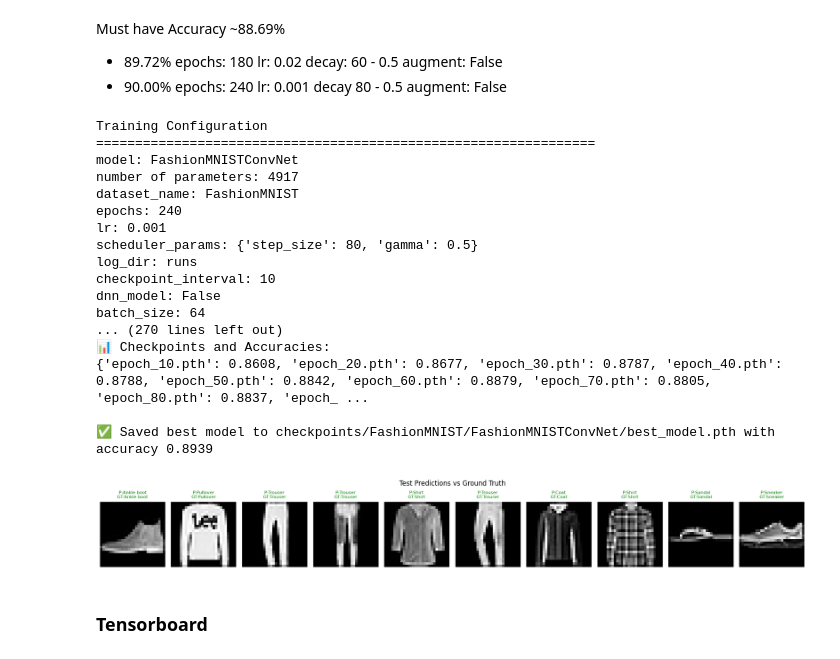
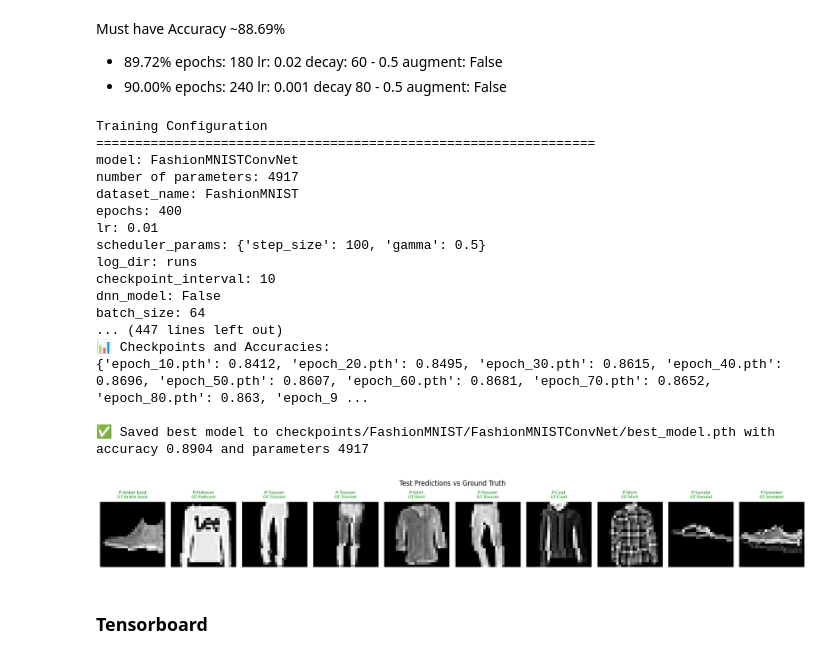
Before and after one commit to anhkhoa706/python-for-dl-homework, a Jupyter notebook: week08/cnn_mnist_fashion_kmnist.ipynb, the cells around one changed output. Cells and saved outputs as stored; diff of their text form; code cells hidden in the pictures.

```diff
--- a/week08/cnn_mnist_fashion_kmnist.ipynb
+++ b/week08/cnn_mnist_fashion_kmnist.ipynb
@@ -97,7 +97,8 @@ class BaseConvNet(nn.Module):
         def dw_conv(in_channels, out_channels, use_se=False):
             layers = [
                 # Depthwise convolution: one filter per channel.
-                nn.Conv2d(in_channels, in_channels, kernel_size=3, padding=1, groups=in_channels, bias=False),
+                nn.Conv2d(in_channels, in_channels, kernel_size=3, padding=1,
+                          groups=in_channels, bias=False),
                 nn.BatchNorm2d(in_channels),
                 nn.ReLU(inplace=True),
                 # Pointwise convolution: 1x1 convolution to mix channels.
@@ -112,11 +113,13 @@ class BaseConvNet(nn.Module):
         # First Stage:
         # Increase from 1 input channel (grayscale) to channels[0].
         # Apply an SE block to recalibrate early features.
-        self.layer1 = dw_conv(1, channels[0], use_se=True)    # Output: (channels[0] x 28 x 28)
+        self.layer1 = dw_conv(1, channels[0], use_se=True)
+        # Output: (channels[0] x 28 x 28)
         self.pool1 = nn.MaxPool2d(2)  # Downsample: 28x28 -> 14x14
 
         # Second Stage:
-        # Increase from channels[0] to channels[1], plus an extra block for additional refinement.
+        # Increase from channels[0] to channels[1],
+        # plus an extra block for additional refinement.
         self.layer2 = dw_conv(channels[0], channels[1], use_se=True)
         self.layer2_extra = dw_conv(channels[1], channels[1], use_se=False)
         self.pool2 = nn.MaxPool2d(2)  # Downsample: 14x14 -> 7x7
@@ -165,7 +168,7 @@ class MNISTConvNet(BaseConvNet):
 class KMNISTConvNet(BaseConvNet):
     def __init__(self, num_classes=10):
         # KMNIST: Slightly more complex than MNIST; use moderate capacity.
-        channels = (12, 24, 48) # (12, 24, 48) # (16, 32, 64) # (24, 48, 96)
+        channels = (10, 20, 40) #(12, 24, 48) # (16, 32, 64) # (24, 48, 96)
         super(KMNISTConvNet, self).__init__(num_classes=num_classes, channels=channels)
 
 class FashionMNISTConvNet(BaseConvNet):
@@ -647,26 +631,38 @@ Must have Accuracy ~88.69%
 - 89.72% epochs: 180 lr: 0.02 decay: 60 - 0.5 augment: False
 - 90.00% epochs: 240 lr: 0.001 decay 80 - 0.5 augment: False
 # %%
+# Create a training configuration object
+training_config_fashionmnist = TrainingConfig(
+    dataset_name="FashionMNIST",
+    epochs=400,
+    lr=0.01,
+    scheduler_params={"step_size": 100, "gamma": 0.5},
+    log_dir="runs",
+    checkpoint_interval=10,
+    dnn_model=False,  # Set to True to use DNN model
+    batch_size=64,
+    augment=True  # Set to True to apply data augmentation
+)
 run_training_pipeline(config=training_config_fashionmnist)
 # %% [output]
 Training Configuration
 ================================================================
 model: FashionMNISTConvNet
 number of parameters: 4917
 dataset_name: FashionMNIST
-epochs: 240
-lr: 0.001
-scheduler_params: {'step_size': 80, 'gamma': 0.5}
+epochs: 400
+lr: 0.01
+scheduler_params: {'step_size': 100, 'gamma': 0.5}
 log_dir: runs
 checkpoint_interval: 10
 dnn_model: False
 batch_size: 64
-... (270 lines left out)
+... (447 lines left out)
 📊 Checkpoints and Accuracies:
-{'epoch_10.pth': 0.8608, 'epoch_20.pth': 0.8677, 'epoch_30.pth': 0.8787, 'epoch_40.pth': 0.8788, 'epoch_50.pth': 0.8842, 'epoch_60.pth': 0.8879, 'epoch_70.pth': 0.8805, 'epoch_80.pth': 0.8837, 'epoch_ ...
+{'epoch_10.pth': 0.8412, 'epoch_20.pth': 0.8495, 'epoch_30.pth': 0.8615, 'epoch_40.pth': 0.8696, 'epoch_50.pth': 0.8607, 'epoch_60.pth': 0.8681, 'epoch_70.pth': 0.8652, 'epoch_80.pth': 0.863, 'epoch_9 ...
 
-✅ Saved best model to checkpoints/FashionMNIST/FashionMNISTConvNet/best_model.pth with accuracy 0.8939
+✅ Saved best model to checkpoints/FashionMNIST/FashionMNISTConvNet/best_model.pth with accuracy 0.8904 and parameters 4917
-[figure, old version]
+[figure, new version]
 # %% [markdown]
 ### Tensorboard
 # %%
```
Also changed, not shown: parts of 10 cells of this notebook, 6 other files.
